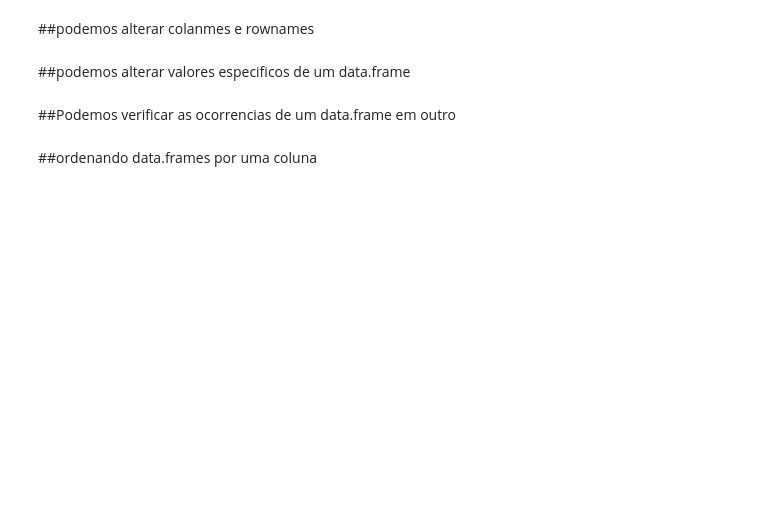
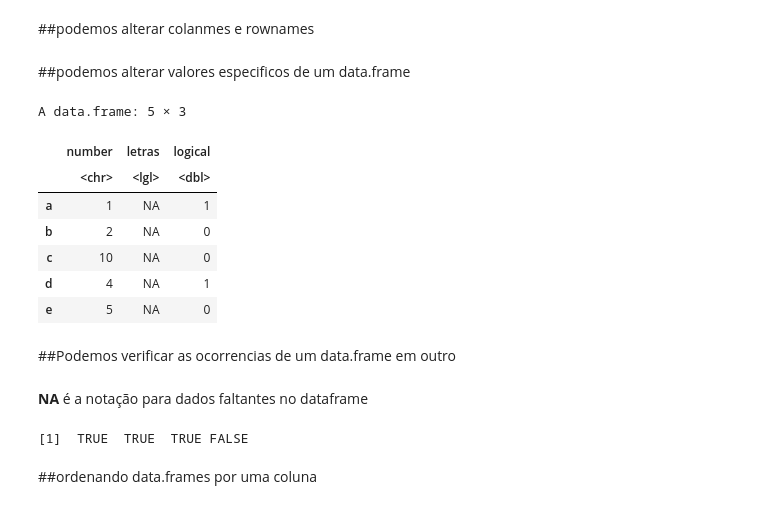
Before and after one commit to soueuwilliam/Estudos-R, a Jupyter notebook: IBS/Aulas/Aula02OperacoesVetorizadas.ipynb, the cells around one changed output. Drawn from its saved outputs; the diff is of its cells as text; code cells hidden in the pictures; blank space fills up the shorter version.

```diff
--- a/IBS/Aulas/Aula02OperacoesVetorizadas.ipynb
+++ b/IBS/Aulas/Aula02OperacoesVetorizadas.ipynb
@@ -251,8 +258,21 @@ colnames(dt)[2]<-"letras"     #alteramos unicamente a posicao 2
 dt[3,1]<-"10"
 dt$logical<-as.numeric(dt$logical)
 dt$letras<-NA
+# %%
+dt
+# %% [output]
+A data.frame: 5 × 3
+|  | number | letras | logical |
+|  | <chr> | <lgl> | <dbl> |
+| a | 1 | NA | 1 |
+| b | 2 | NA | 0 |
+| c | 10 | NA | 0 |
+| d | 4 | NA | 1 |
+| e | 5 | NA | 0 |
 # %% [markdown]
 ##Podemos verificar as ocorrencias de um data.frame em outro
+# %% [markdown]
+**NA** é a notação para dados faltantes no dataframe
 # %%
 biometria<-data.frame(nomes=c("Carlos", "Roberto", "Olivio", "Joel"),
                       altura=c(180, 187, 155, 168),
@@ -265,0 +282,4 @@ x<-biometria[idx,]
+# %%
+biometria$nomes%in%esportes$nomes         #constroi um logico
+# %% [output]
+[1]  TRUE  TRUE  TRUE FALSE
```
Also changed, not shown: parts of 8 cells of this notebook.
